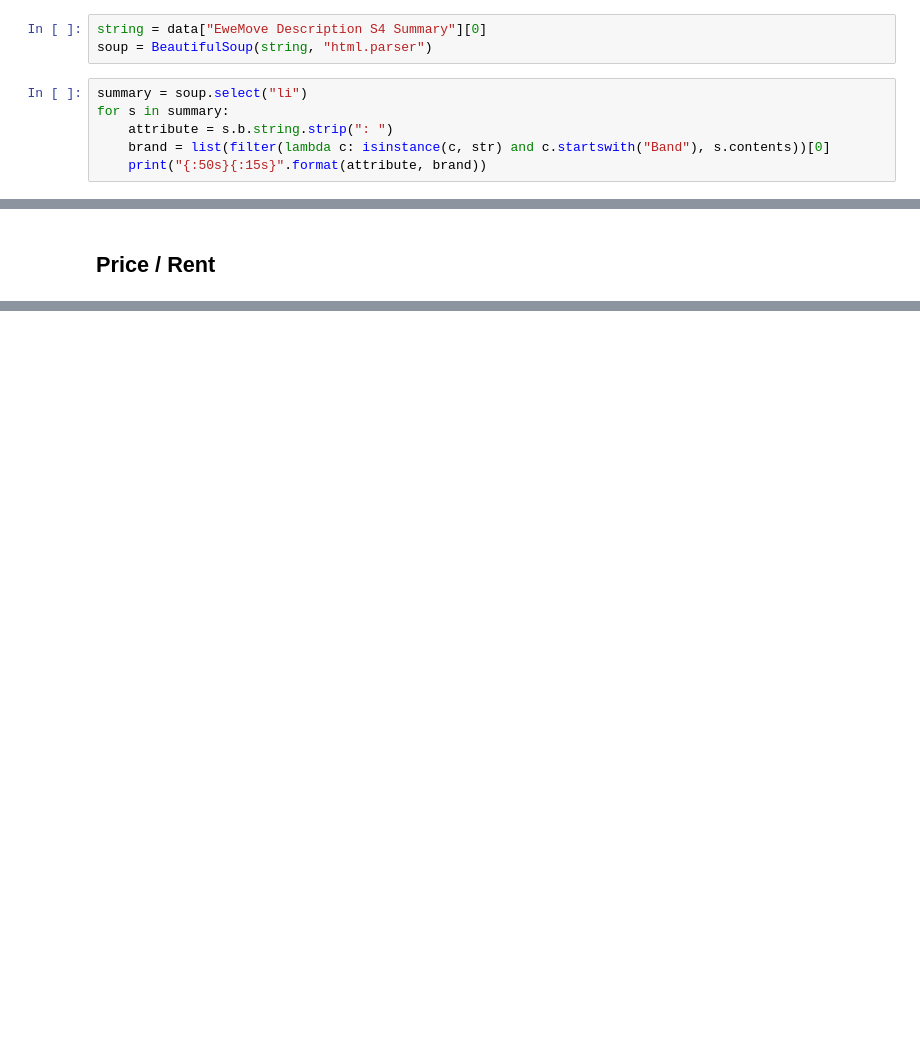
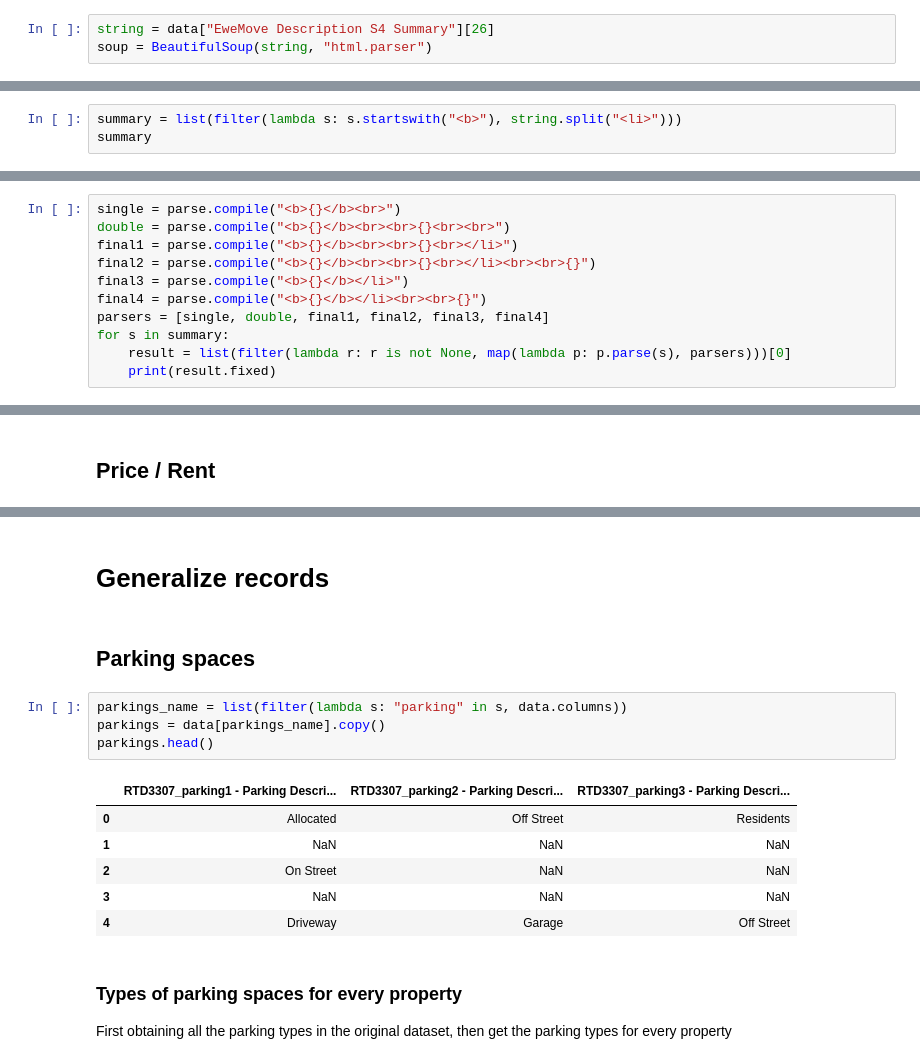
Before and after one commit to luowx0905/Individual-Project, a Jupyter notebook: sell property/read_dataset/read_property_data.ipynb, the cells around one changed output, grey strips where cells are left out. Saved outputs shown, nothing was run; the diff lists cells and outputs as text; blank space fills up the shorter version.

Commit message:
Extract parking spaces from raw data

```diff
--- a/sell property/read_dataset/read_property_data.ipynb
+++ b/sell property/read_dataset/read_property_data.ipynb
@@ -116,11 +117,5 @@ for room in rooms:
 # %% [markdown]
 ## EweMove Description S4 Summary
 # %%
-string = data["EweMove Description S4 Summary"][0]
+string = data["EweMove Description S4 Summary"][26]
 soup = BeautifulSoup(string, "html.parser")
-# %%
-summary = soup.select("li")
-for s in summary:
-    attribute = s.b.string.strip(": ")
-    brand = list(filter(lambda c: isinstance(c, str) and c.startswith("Band"), s.contents))[0]
-    print("{:50s}{:15s}".format(attribute, brand))
@@ -129,0 +122,3 @@ Energy Performance Certificate (EPC) Rating       Band C (69-80)
+# %%
+summary = list(filter(lambda s: s.startswith("<b>"), string.split("<li>")))
+summary
@@ -129,0 +131,11 @@ Energy Performance Certificate (EPC) Rating       Band C (69-80)
+# %%
+single = parse.compile("<b>{}</b><br>")
+double = parse.compile("<b>{}</b><br><br>{}<br><br>")
+final1 = parse.compile("<b>{}</b><br><br>{}<br></li>")
+final2 = parse.compile("<b>{}</b><br><br>{}<br></li><br><br>{}")
+final3 = parse.compile("<b>{}</b></li>")
+final4 = parse.compile("<b>{}</b></li><br><br>{}")
+parsers = [single, double, final1, final2, final3, final4]
+for s in summary:
+    result = list(filter(lambda r: r is not None, map(lambda p: p.parse(s), parsers)))[0]
+    print(result.fixed)
@@ -147,0 +165,18 @@ Offers In Excess Of
+# %% [markdown]
+# Generalize records
+# %% [markdown]
+## Parking spaces
+# %%
+parkings_name = list(filter(lambda s: "parking" in s, data.columns))
+parkings = data[parkings_name].copy()
+parkings.head()
+# %% [output]
+|  | RTD3307_parking1 - Parking Descri... | RTD3307_parking2 - Parking Descri... | RTD3307_parking3 - Parking Descri... |
+| 0 | Allocated | Off Street | Residents |
+| 1 | NaN | NaN | NaN |
+| 2 | On Street | NaN | NaN |
+| 3 | NaN | NaN | NaN |
+| 4 | Driveway | Garage | Off Street |
+# %% [markdown]
+### Types of parking spaces for every property
+First obtaining all the parking types in the original dataset, then get the parking types for every property
```
Also changed, not shown: parts of 17 cells of this notebook, 3 other files.
